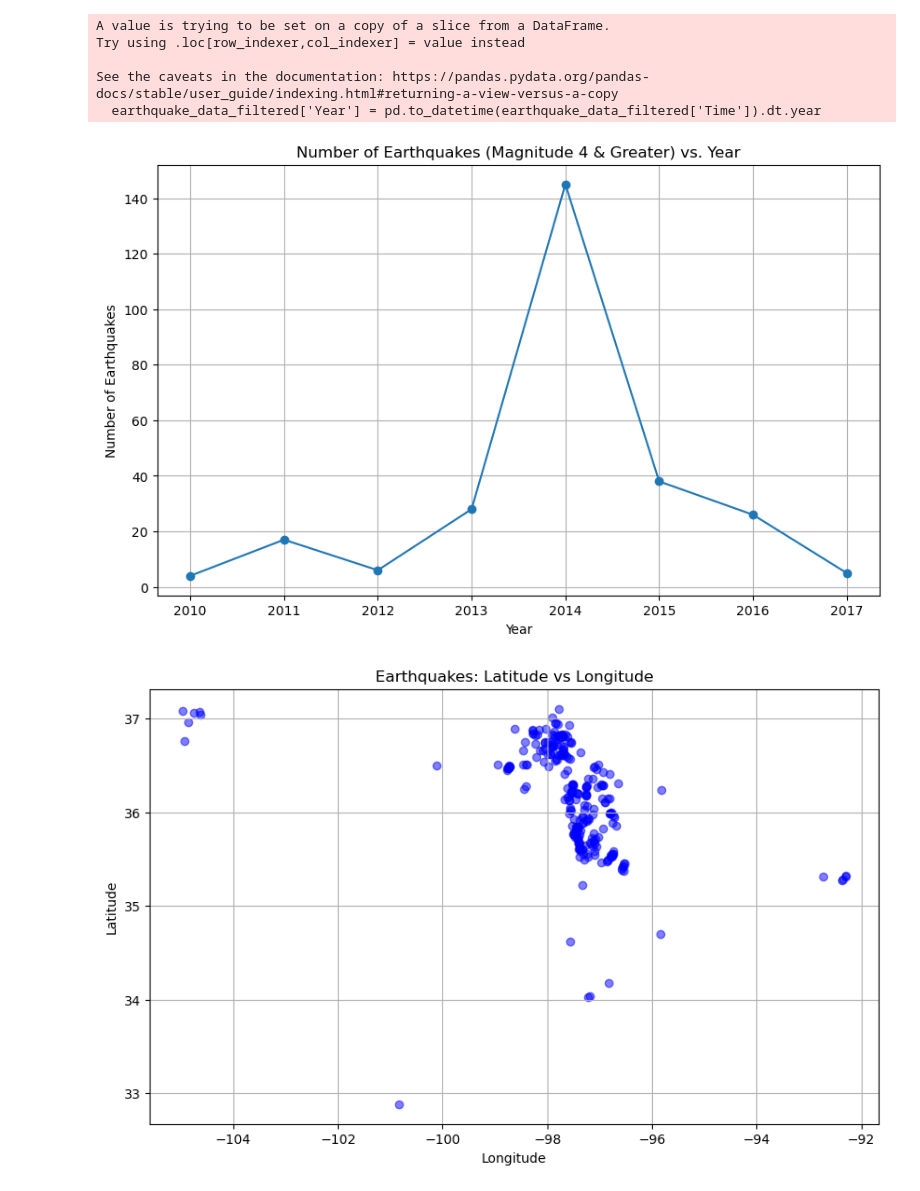
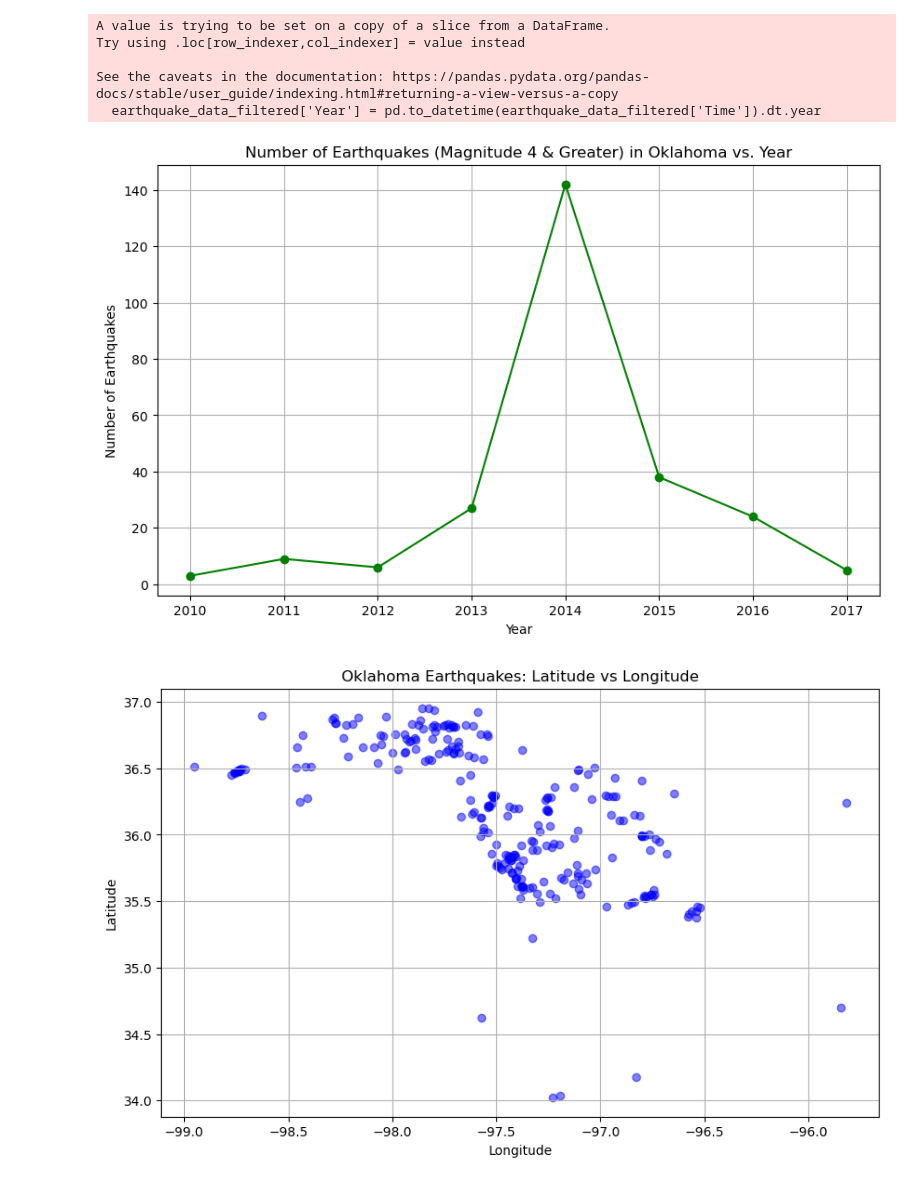
Before and after one commit to afrenkai/GEOHW4, a Jupyter notebook: viz.ipynb, the cells around one changed output. Saved outputs shown, nothing was run; the diff lists cells and outputs as text; code cells hidden in the pictures.

```diff
--- a/viz.ipynb
+++ b/viz.ipynb
@@ -16,6 +16,7 @@ earthquake_data.head()
 # %%
 earthquake_data_filtered = earthquake_data[earthquake_data['Magnitude'] >= 4]
 earthquake_data_filtered['Year'] = pd.to_datetime(earthquake_data_filtered['Time']).dt.year
+oklahoma_earthquakes = earthquake_data_filtered[earthquake_data_filtered['EventLocationName'] == 'OKLAHOMA']
 earthquake_by_year = earthquake_data_filtered.groupby('Year').size().reset_index(name='Count')
 # %% [output]
 A value is trying to be set on a copy of a slice from a DataFrame.
@@ -24,24 +25,25 @@ Try using .loc[row_indexer,col_indexer] = value instead
 See the caveats in the documentation: https://pandas.pydata.org/pandas-docs/stable/user_guide/indexing.html#returning-a-view-versus-a-copy
   earthquake_data_filtered['Year'] = pd.to_datetime(earthquake_data_filtered['Time']).dt.year
 # %%
+oklahoma_earthquakes_by_year = oklahoma_earthquakes.groupby('Year').size().reset_index(name='Count')
 plt.figure(figsize=(10, 6))
-plt.plot(earthquake_by_year['Year'], earthquake_by_year['Count'], marker='o')
-plt.title('Number of Earthquakes (Magnitude 4 & Greater) vs. Year')
+plt.plot(oklahoma_earthquakes_by_year['Year'], oklahoma_earthquakes_by_year['Count'], marker='o', color='green')
+plt.title('Number of Earthquakes (Magnitude 4 & Greater) in Oklahoma vs. Year')
 plt.xlabel('Year')
 plt.ylabel('Number of Earthquakes')
 plt.grid(True)
 plt.show()
 # %% [output]
-[figure, old version]
+[figure, new version]
 # %%
 plt.figure(figsize=(10, 6))
-plt.scatter(earthquake_data_filtered['Longitude'], earthquake_data_filtered['Latitude'], c='blue', alpha=0.5)
-plt.title('Earthquakes: Latitude vs Longitude')
+plt.scatter(oklahoma_earthquakes['Longitude'], oklahoma_earthquakes['Latitude'], c='blue', alpha=0.5)
+plt.title('Oklahoma Earthquakes: Latitude vs Longitude')
 plt.xlabel('Longitude')
 plt.ylabel('Latitude')
 plt.grid(True)
 plt.show()
 # %% [output]
-[figure, old version]
+[figure, new version]
 # %%
 plt.figure(figsize=(10, 6))
```
Also changed, not shown: parts of 1 cell of this notebook.
